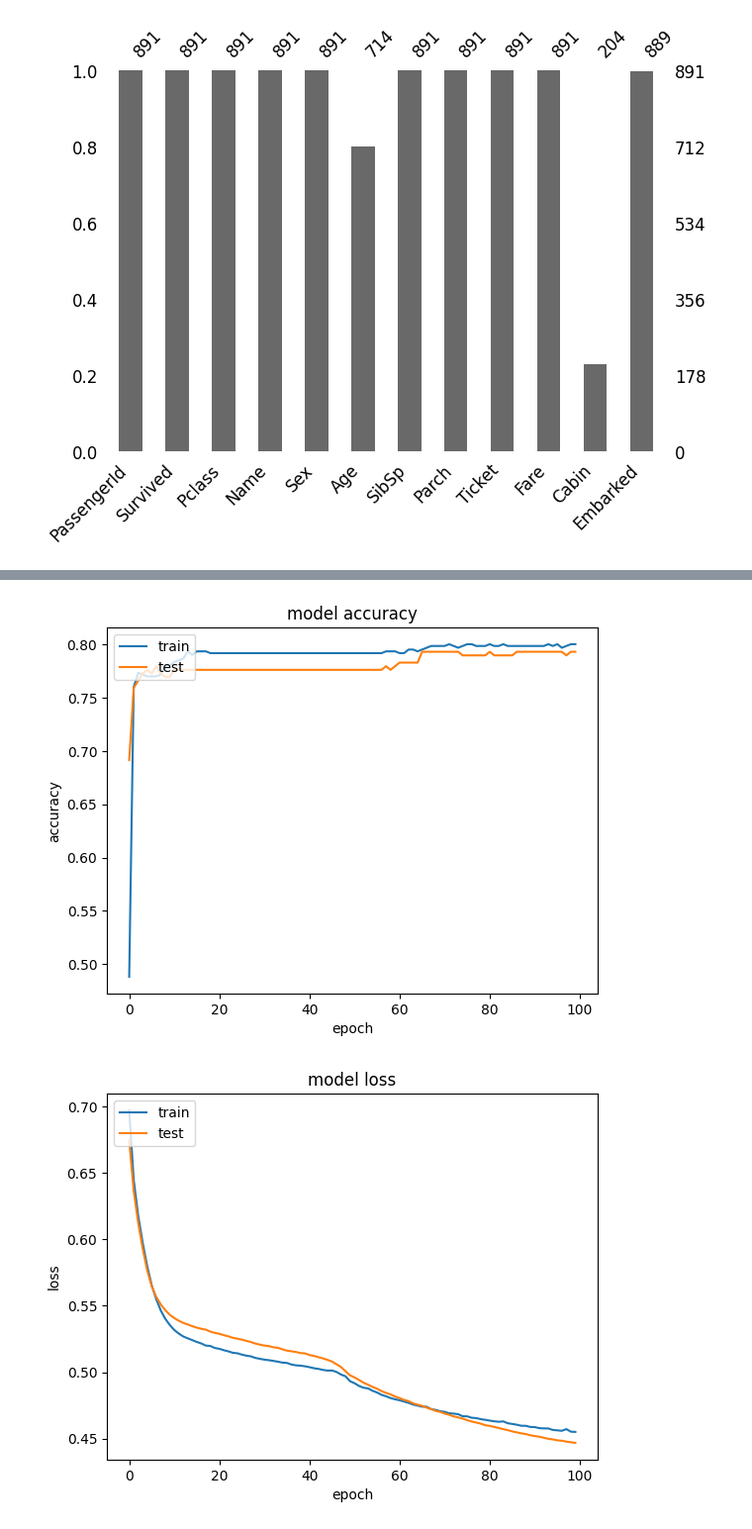
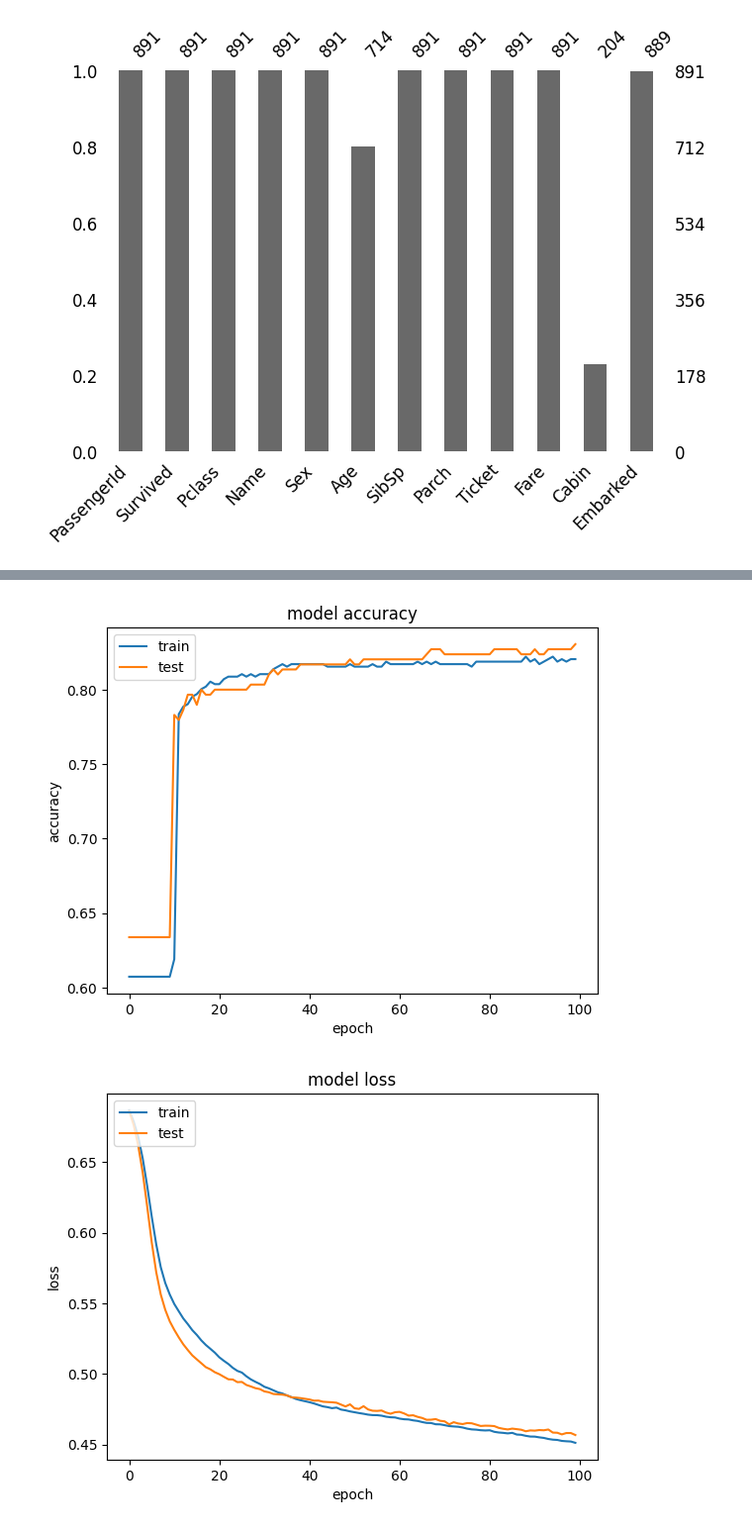
Before and after one commit to QGdtsc/ML_data, a Jupyter notebook: Kaggle_competitions/Titanic/titanic_create_and_train_model_1.ipynb, the cells around one changed output, grey strips where cells are left out. Shown: that part at 99% size. Drawn from its saved outputs; the diff is of its cells as text; code cells hidden in the pictures.

```diff
--- a/Kaggle_competitions/Titanic/titanic_create_and_train_model_1.ipynb
+++ b/Kaggle_competitions/Titanic/titanic_create_and_train_model_1.ipynb
@@ -62,7 +70,6 @@ mso.bar(df_train,ax=ax_train,fontsize = 12)
 
 # Definir output (y_train)
 y_train = df_train["Survived"]
-
 
 # Definir inputs
 input_features = list(df_train.columns)
@@ -74,7 +81,7 @@ input_features.remove("Ticket")
 input_features.remove("Cabin")
 input_features.remove("Embarked")
 input_features.remove("Survived")
-input_features.remove("Fare")
+# input_features.remove("Fare")
 
 print(f"Input features: {input_features}")
 # %% [output]
@@ -83,13 +90,20 @@ Input features: ['Pclass', 'Sex', 'Age', 'SibSp', 'Parch']
 # Retraitement de la colonne Age : remplacer les valeurs manquantes par la moyenne
 mean_age = round(df_train['Age'].mean(), 0)
 df_train['Age'] = df_train['Age'].fillna(mean_age)
-# df_test['Age'] = df_test['Age'].fillna(mean_age)
+df_test['Age'] = df_test['Age'].fillna(mean_age)
+
+# Retraitement de la colonne Fare : remplacer les valeurs manquantes par la moyenne
+mean_fare = round(df_train['Fare'].mean(), 0)
+df_train['Fare'] = df_train['Fare'].fillna(mean_fare)
+df_test['Fare'] = df_test['Fare'].fillna(mean_fare)
 # %%
 # Retraitement de la colonne Sex : remplacer male par 0 et female par 1
 label_encoder_sex = LabelEncoder()
 df_train['Sex'] = label_encoder_sex.fit_transform(df_train['Sex'])
-# df_test['Sex'] = label_encoder_sex.fit_transform(df_test['Sex'])
+df_test['Sex'] = label_encoder_sex.fit_transform(df_test['Sex'])
 # %%
 # Definition du dataframe x_train pour l'entrainement du modèle
 x_train = df_train[input_features]
 x_train.head(3)
+
+x_test = df_test[input_features]
@@ -152,13 +170,19 @@ plotGraph(df_train[keepCols], scaled_df)
 # %%
+# Mise a l'echelle de x_train et x_test
 sc = MaxAbsScaler()
+sc = StandardScaler()
 x_train = sc.fit_transform(x_train)
 
+x_test = sc.fit_transform(x_test)
 
 
 # Creation du modele
 classifier_model = tf.keras.Sequential()
-#Input layer with 5 inputs neurons
-classifier_model.add(tf.keras.layers.Dense(3, activation = 'relu', input_dim = 5))
+
+#Input layer with 6 inputs neurons
+classifier_model.add(tf.keras.layers.Dense(3, activation = 'relu', input_dim = 6))
+# #Input layer with 5 inputs neurons
+# classifier_model.add(tf.keras.layers.Dense(3, activation = 'relu', input_dim = 5))
 # #Input layer with 5 inputs neurons
 # classifier.add(Dense(output_dim = 3, init = 'uniform', activation = 'relu', input_dim = 5))
 
@@ -178,7 +202,7 @@ classifier_model.add(tf.keras.layers.Dense(1, activation='sigmoid'))
 classifier_model.compile(optimizer = 'adam', loss = 'binary_crossentropy', metrics = ['accuracy'])
 
 # Entrainement du modele
-history = classifier_model.fit(x_train, y_train, validation_split=0.33, batch_size = 10, epochs = 100)
+history = classifier_model.fit(x_train, y_train, validation_split=0.33, batch_size = 10, epochs = 100, shuffle=True)
 # classifier_model.fit(x_train, y_train, batch_size = 10, epochs = 100)
 
 
@@ -221,3 +245,3 @@ Epoch 100/100
 dict_keys(['loss', 'accuracy', 'val_loss', 'val_accuracy'])
-[figure, old version]
+[figure, new version]
-[figure, old version]
+[figure, new version]
```
Also changed, not shown: parts of 10 cells of this notebook.
